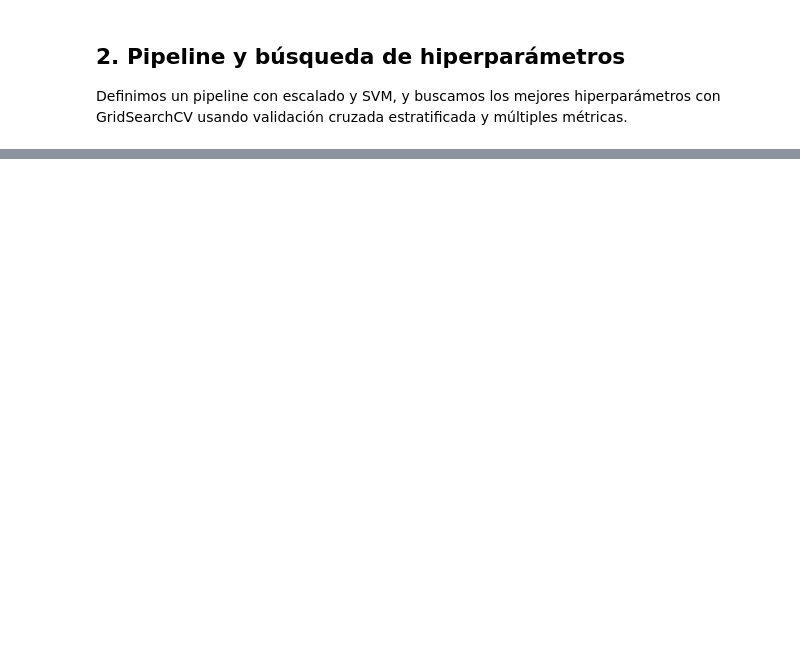
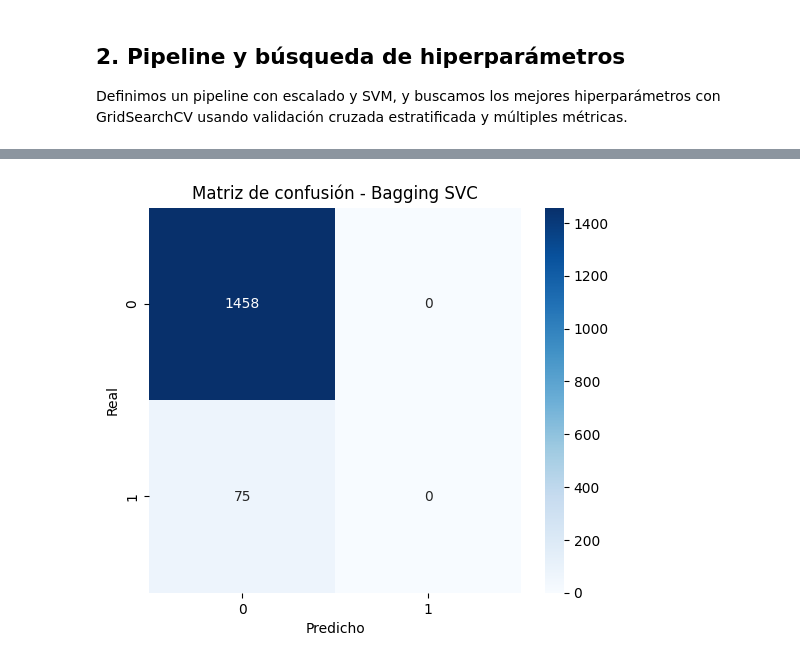
Before and after one commit to Gabriela-Sol/ML, a Jupyter notebook: notebooks/04_svm_training.ipynb, the cells around one changed output, grey strips where cells are left out. Saved outputs shown, nothing was run; the diff lists cells and outputs as text; code cells hidden in the pictures; blank space fills up the shorter version.

```diff
--- a/notebooks/04_svm_training.ipynb
+++ b/notebooks/04_svm_training.ipynb
@@ -115,10 +96,10 @@ Definimos un pipeline con escalado y SVM, y buscamos los mejores hiperparámetro
 # %%
 
 # ------------------------------------------------------------
-# 1. Métrica principal: F4-score
-# Beta = 4 => Recall pesa mucho más que Precision
+# 1. Métrica principal: F2-score
+    # Beta = 2 => Recall pesa mucho más que Precision
 # ------------------------------------------------------------
-f4_scorer = make_scorer(fbeta_score, beta=4)
+fscore = make_scorer(fbeta_score, beta=2)
 
 # ------------------------------------------------------------
 # 2. Validación cruzada estratificada
@@ -185,7 +166,7 @@ scoring = {
     "precision": "precision",
     "recall": "recall",
     "f1": "f1",
-    "f4": f4_scorer,
+    "f2": fscore,
     "roc_auc": "roc_auc",
     "ap": "average_precision"
 }
@@ -196,7 +177,7 @@ scoring = {
 search_kwargs = dict(
     n_iter=30,                 # 30 combinaciones aleatorias
     scoring=scoring,
-    refit="f4",                # refit según F4-score
+    refit="recall",                # refit según F4-score
     cv=cv,
     n_jobs=-1,
     random_state=42,
@@ -446,0 +311,70 @@ feature_importance_bagging_svm = feature_importance_df
+# %%
+# ------------------------------------------------------------
+# 3. Evaluación en validación
+# ------------------------------------------------------------
+val_preds_bagging = bagging_svm.predict(X_val)
+val_proba_bagging = bagging_svm.predict_proba(X_val)[:, 1]
+
+f2_val_bagging = fbeta_score(y_val, val_preds_bagging, beta=2)
+
+metrics_bagging = {
+    "Accuracy": accuracy_score(y_val, val_preds_bagging),
+    "Precision": precision_score(y_val, val_preds_bagging, zero_division=0),
+    "Recall": recall_score(y_val, val_preds_bagging, zero_division=0),
+    "F1-score": f1_score(y_val, val_preds_bagging, zero_division=0),
+    "F2-score": f2_val_bagging,
+    "ROC-AUC": roc_auc_score(y_val, val_proba_bagging),
+    "Average Precision": average_precision_score(y_val, val_proba_bagging)
+}
+
+print("=== VALIDACIÓN | BAGGING + SVM ===")
+for metric_name, metric_value in metrics_bagging.items():
+    print(f"{metric_name:<18}: {metric_value:.4f}")
+
+print("\nReporte de clasificación:")
+print(classification_report(y_val, val_preds_bagging, digits=4, zero_division=0))
+
+# ------------------------------------------------------------
+# 4. Matriz de confusión
+# ------------------------------------------------------------
+cm_bagging = confusion_matrix(y_val, val_preds_bagging)
+
+
+plt.figure(figsize=(6, 5))
+sns.heatmap(cm_bagging, annot=True, fmt="d", cmap="Blues")
+plt.title("Matriz de confusión - Bagging SVC")
+plt.xlabel("Predicho")
+plt.ylabel("Real")
+plt.show()
+
+# ------------------------------------------------------------
+# 5. Curva ROC
+# ------------------------------------------------------------
+fpr_bagging, tpr_bagging, _ = roc_curve(y_val, val_proba_bagging)
+roc_auc_bagging = roc_auc_score(y_val, val_proba_bagging)
+
+plt.figure(figsize=(7, 5))
+plt.plot(fpr_bagging, tpr_bagging, linewidth=2, label=f"Bagging + SVM (AUC = {roc_auc_bagging:.4f})")
+plt.plot([0, 1], [0, 1], linestyle="--")
+plt.xlabel("False Positive Rate")
+plt.ylabel("True Positive Rate")
+plt.title("Curva ROC - Bagging + SVM")
+plt.legend()
+plt.grid(True, alpha=0.3)
+plt.show()
+
+# ------------------------------------------------------------
+# 6. Curva Precision-Recall
+# ------------------------------------------------------------
+precision_bagging, recall_bagging, _ = precision_recall_curve(y_val, val_proba_bagging)
+ap_bagging = average_precision_score(y_val, val_proba_bagging)
+
+plt.figure(figsize=(7, 5))
+plt.plot(recall_bagging, precision_bagging, linewidth=2, label=f"Bagging + SVM (AP = {ap_bagging:.4f})")
+plt.xlabel("Recall")
+plt.ylabel("Precision")
+plt.title("Curva Precision-Recall - Bagging + SVM")
+plt.legend()
+plt.grid(True, alpha=0.3)
+plt.show()
+# %% [output]
@@ -446,0 +399 @@ feature_importance_bagging_svm = feature_importance_df
+[figure, added]
```
Also changed, not shown: parts of 12 cells of this notebook, 3 other files.
